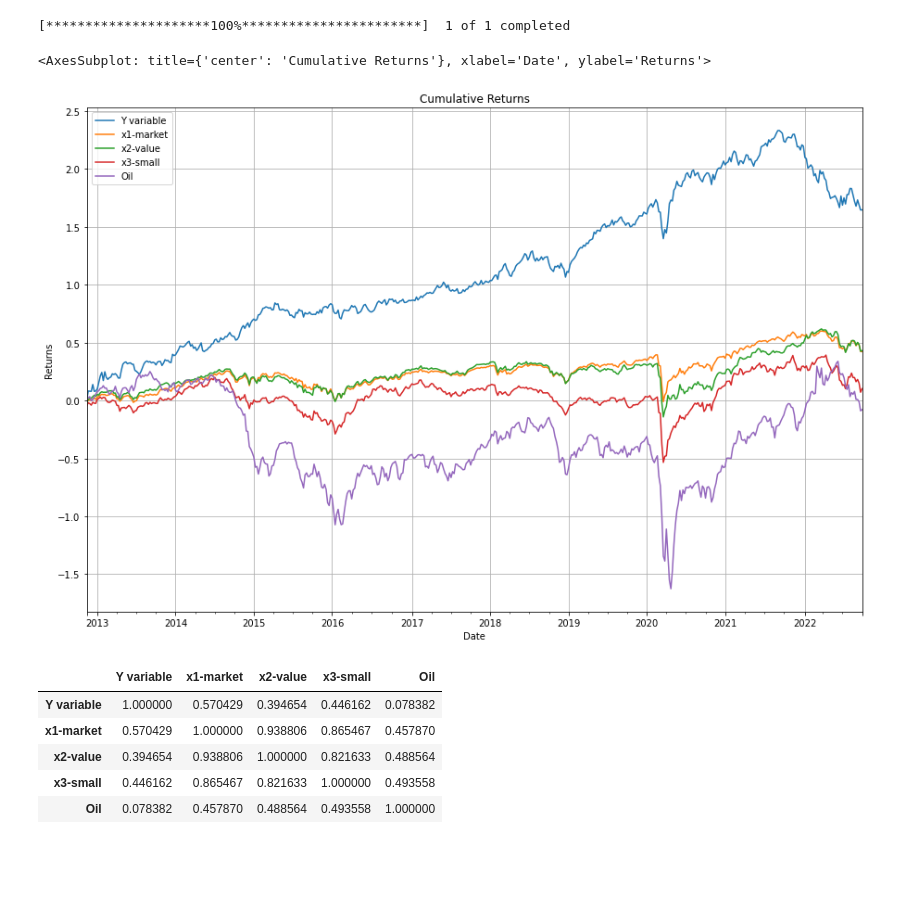
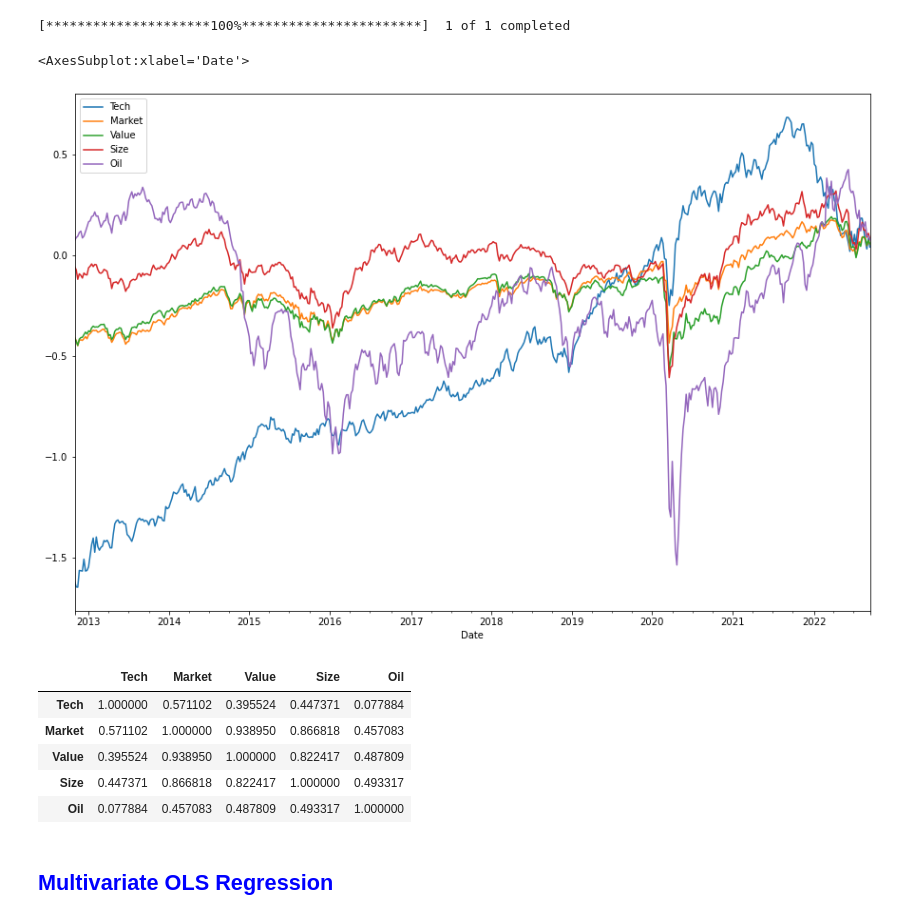
Before and after one commit to felixpoirier1/Assignment-4, a Jupyter notebook: Assignment.ipynb, the cells around one changed output. Cells and saved outputs as stored; diff of their text form; code cells hidden in the pictures; blank space fills up the shorter version.

```diff
--- a/Assignment.ipynb
+++ b/Assignment.ipynb
@@ -35,3 +38,8 @@ for title in sheet:
     sets += [data_dict[title]]
 
 df = pd.concat(sets, axis = 1)
+# %%
+name = ['Tech', 'Market', 'Value', 'Size']
+
+ren = {sheet[i]: name for i, name in enumerate(name)}
+df = df.rename(columns=ren)
@@ -38,29 +56,29 @@ df = pd.concat(sets, axis = 1)
 # %%
-start = df.index[0]
-end = df.index[-1]
+end = df.index[0]
+start = df.index[-1]
 # %%
-import yfinance as yf
-
 # Downloading the data from Yahoo Finance
 oil = yf.download(tickers = "CL%3DF", start = start, end = end, interval = "1wk", ).iloc[:]['Close']
 
-df['Oil'] = list(oil)
+df['Oil'] = list(oil)[::-1]
 df.Oil = np.log(df.Oil/df.Oil.shift(1))
 
 df = df.dropna()
 # %% [output]
 [*********************100%***********************]  1 of 1 completed
 # %%
-df.cumsum().plot(figsize=(15, 10), title = "Cumulative Returns", ylabel="Returns",grid = True)
+df.cumsum().plot(figsize=(15, 10))
 # %% [output]
-<AxesSubplot: title={'center': 'Cumulative Returns'}, xlabel='Date', ylabel='Returns'>
+<AxesSubplot:xlabel='Date'>
-[figure, old version]
+[figure, new version]
 # %%
 df.corr()
 # %% [output]
-|  | Y variable | x1-market | x2-value | x3-small | Oil |
-| Y variable | 1.000000 | 0.570429 | 0.394654 | 0.446162 | 0.078382 |
-| x1-market | 0.570429 | 1.000000 | 0.938806 | 0.865467 | 0.457870 |
-| x2-value | 0.394654 | 0.938806 | 1.000000 | 0.821633 | 0.488564 |
-| x3-small | 0.446162 | 0.865467 | 0.821633 | 1.000000 | 0.493558 |
-| Oil | 0.078382 | 0.457870 | 0.488564 | 0.493558 | 1.000000 |
+|  | Tech | Market | Value | Size | Oil |
+| Tech | 1.000000 | 0.571102 | 0.395524 | 0.447371 | 0.077884 |
+| Market | 0.571102 | 1.000000 | 0.938950 | 0.866818 | 0.457083 |
+| Value | 0.395524 | 0.938950 | 1.000000 | 0.822417 | 0.487809 |
+| Size | 0.447371 | 0.866818 | 0.822417 | 1.000000 | 0.493317 |
+| Oil | 0.077884 | 0.457083 | 0.487809 | 0.493317 | 1.000000 |
+# %% [markdown]
+## <span style="color:blue"> **Multivariate OLS Regression**</span>
```
Also changed, not shown: parts of 12 cells of this notebook.
